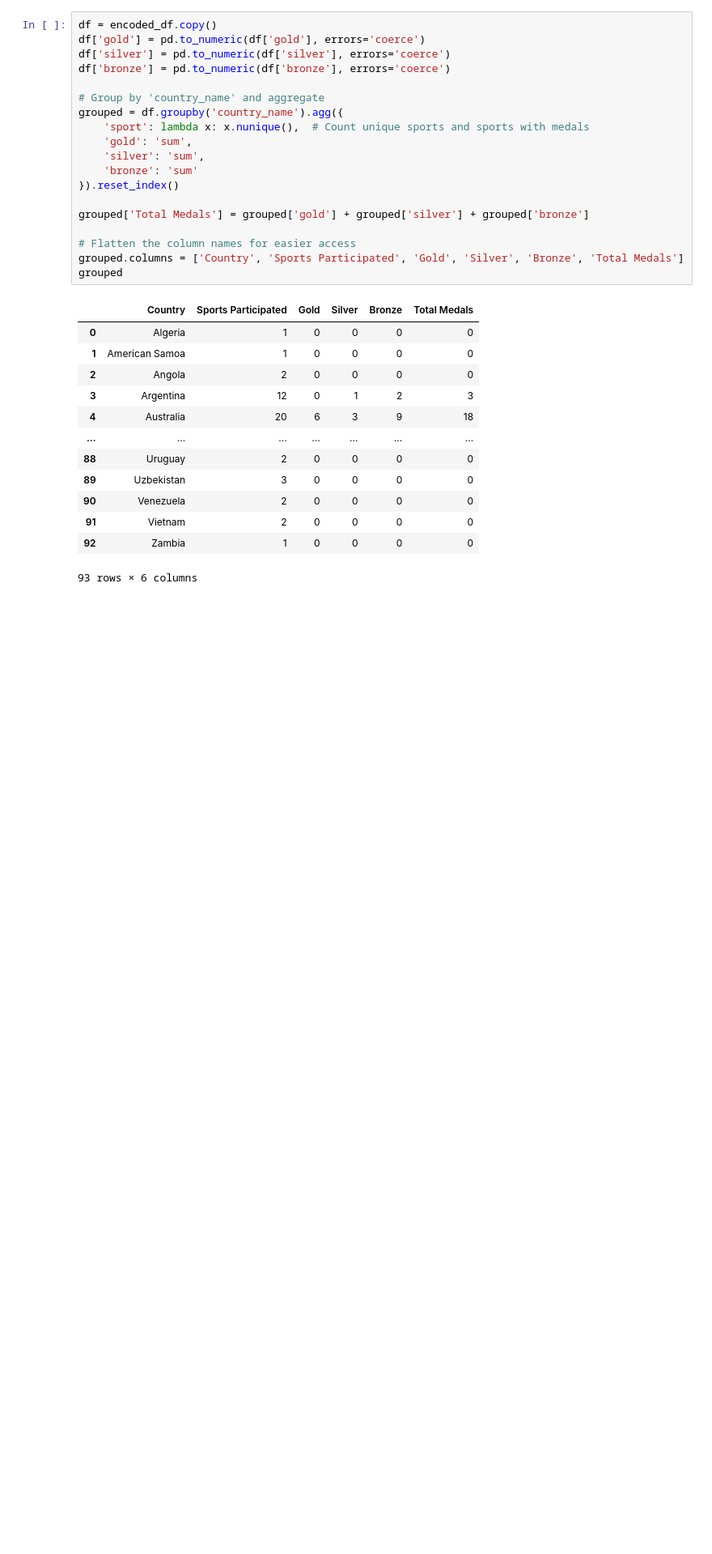
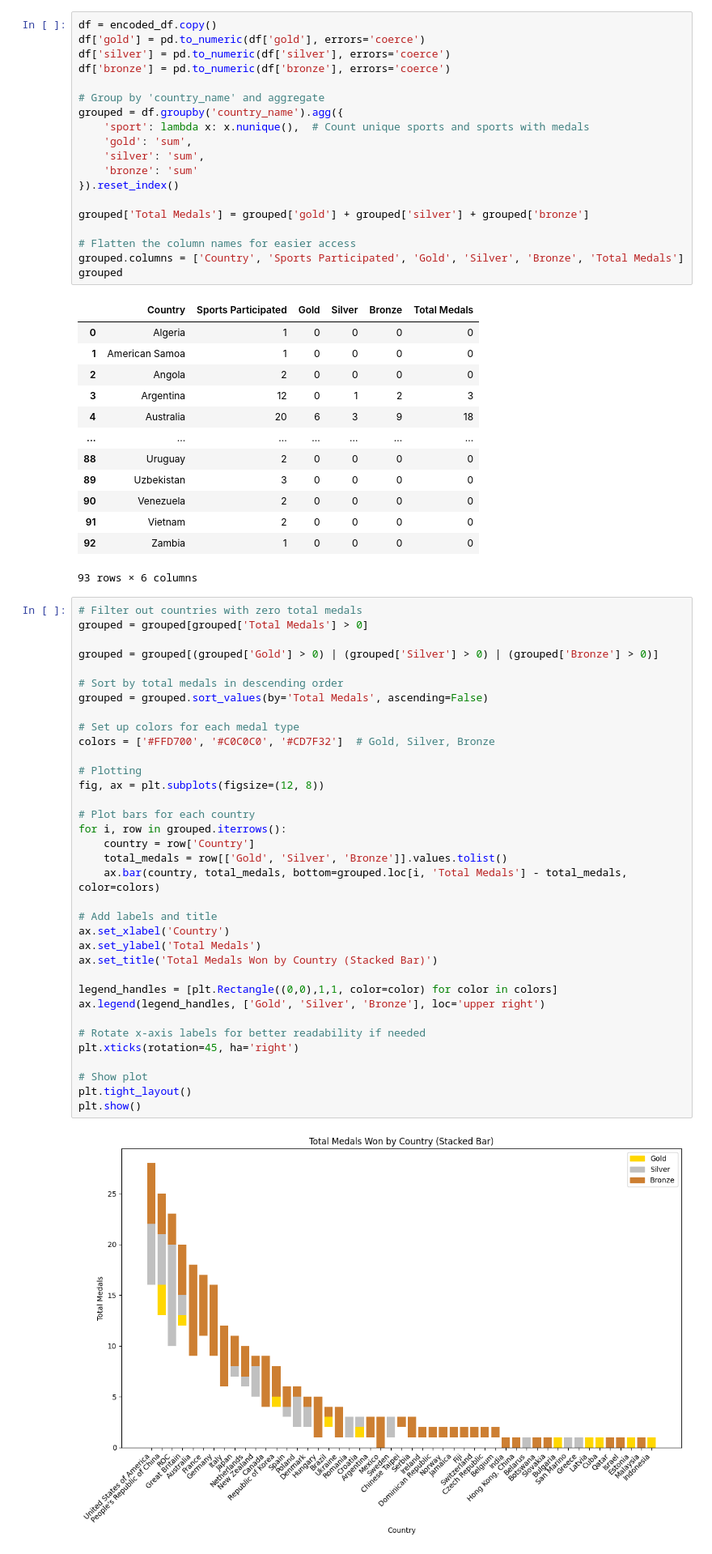
Before and after one commit to LalithaHasaP/Codedex-Hackathon, a Jupyter notebook: tokyo_teams_data.ipynb, the cells around one changed output. Shown at 81% size. Saved outputs shown, nothing was run; the diff lists cells and outputs as text; blank space fills up the shorter version.

```diff
--- a/tokyo_teams_data.ipynb
+++ b/tokyo_teams_data.ipynb
@@ -144,3 +144,40 @@ grouped
 | 91 | Vietnam | 2 | 0 | 0 | 0 | 0 |
 | 92 | Zambia | 1 | 0 | 0 | 0 | 0 |
 93 rows × 6 columns
+# %%
+# Filter out countries with zero total medals
+grouped = grouped[grouped['Total Medals'] > 0]
+
+grouped = grouped[(grouped['Gold'] > 0) | (grouped['Silver'] > 0) | (grouped['Bronze'] > 0)]
+
+# Sort by total medals in descending order
+grouped = grouped.sort_values(by='Total Medals', ascending=False)
+
+# Set up colors for each medal type
+colors = ['#FFD700', '#C0C0C0', '#CD7F32']  # Gold, Silver, Bronze
+
+# Plotting
+fig, ax = plt.subplots(figsize=(12, 8))
+
+# Plot bars for each country
+for i, row in grouped.iterrows():
+    country = row['Country']
+    total_medals = row[['Gold', 'Silver', 'Bronze']].values.tolist()
+    ax.bar(country, total_medals, bottom=grouped.loc[i, 'Total Medals'] - total_medals, color=colors)
+
+# Add labels and title
+ax.set_xlabel('Country')
+ax.set_ylabel('Total Medals')
+ax.set_title('Total Medals Won by Country (Stacked Bar)')
+
+legend_handles = [plt.Rectangle((0,0),1,1, color=color) for color in colors]
+ax.legend(legend_handles, ['Gold', 'Silver', 'Bronze'], loc='upper right')
+
+# Rotate x-axis labels for better readability if needed
+plt.xticks(rotation=45, ha='right')
+
+# Show plot
+plt.tight_layout()
+plt.show()
+# %% [output]
+[figure, added]
```
